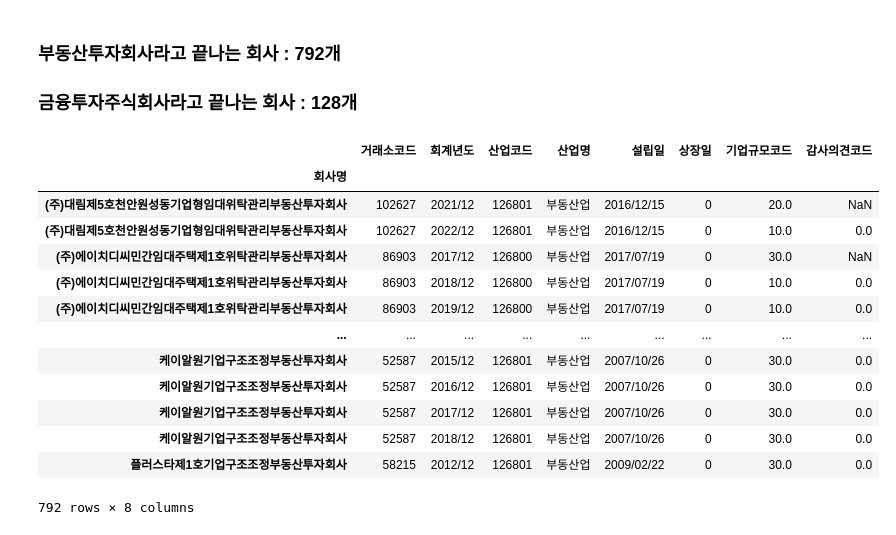
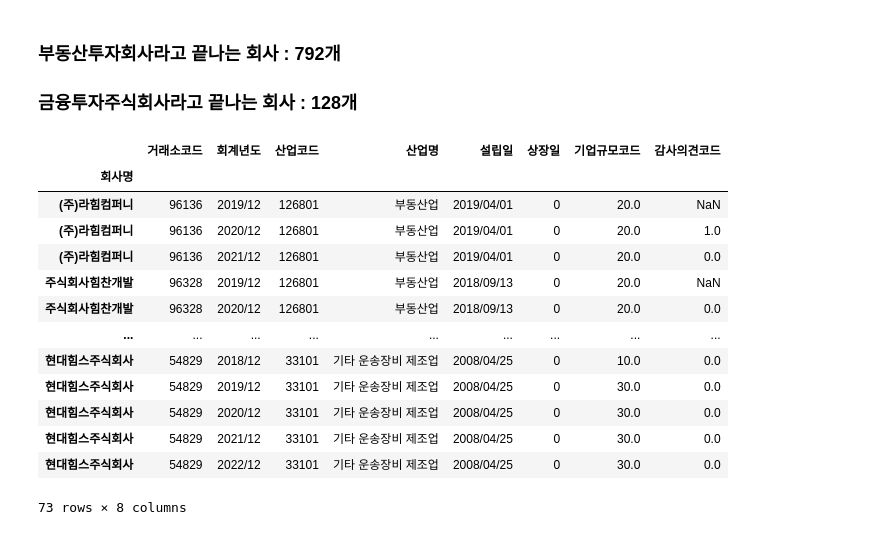
Before and after one commit to youngsang114/Project_2, a Jupyter notebook: 0713.ipynb, the cells around one changed output. Drawn from its saved outputs; the diff is of its cells as text; code cells hidden in the pictures.

```diff
--- a/0713.ipynb
+++ b/0713.ipynb
@@ -240,21 +239,26 @@ def 다음_행_인덱스_출력(dataframe):
 # %% [markdown]
 ### 부동산투자회사라고 끝나는 회사 : 792개
 ### 금융투자주식회사라고 끝나는 회사 : 128개
+# %%
+df2.index = df2.index.astype(str)
+df2.drop(df2.index[df2.index.str.endswith('부동산투자회사')], axis=0, inplace=True)
+df2.drop(df2.index[df2.index.str.endswith('금융투자주식회사')], axis=0, inplace=True)
+df2.drop(df2.index[df2.index.str.contains('리츠')], axis=0, inplace=True)
 # %%
-df2[df2.index.str.endswith('부동산투자회사')]
+df2[df2.index.str.contains('힘')]
 # %% [output]
 |  | 거래소코드 | 회계년도 | 산업코드 | 산업명 | 설립일 | 상장일 | 기업규모코드 | 감사의견코드 |
 | 회사명 |  |  |  |  |  |  |  |  |
-| (주)대림제5호천안원성동기업형임대위탁관리부동산투자회사 | 102627 | 2021/12 | 126801 | 부동산업 | 2016/12/15 | 0 | 20.0 | NaN |
-| (주)대림제5호천안원성동기업형임대위탁관리부동산투자회사 | 102627 | 2022/12 | 126801 | 부동산업 | 2016/12/15 | 0 | 10.0 | 0.0 |
-| (주)에이치디씨민간임대주택제1호위탁관리부동산투자회사 | 86903 | 2017/12 | 126800 | 부동산업 | 2017/07/19 | 0 | 30.0 | NaN |
-| (주)에이치디씨민간임대주택제1호위탁관리부동산투자회사 | 86903 | 2018/12 | 126800 | 부동산업 | 2017/07/19 | 0 | 10.0 | 0.0 |
-| (주)에이치디씨민간임대주택제1호위탁관리부동산투자회사 | 86903 | 2019/12 | 126800 | 부동산업 | 2017/07/19 | 0 | 10.0 | 0.0 |
+| (주)라힘컴퍼니 | 96136 | 2019/12 | 126801 | 부동산업 | 2019/04/01 | 0 | 20.0 | NaN |
+| (주)라힘컴퍼니 | 96136 | 2020/12 | 126801 | 부동산업 | 2019/04/01 | 0 | 20.0 | 1.0 |
+| (주)라힘컴퍼니 | 96136 | 2021/12 | 126801 | 부동산업 | 2019/04/01 | 0 | 20.0 | 0.0 |
+| 주식회사힘찬개발 | 96328 | 2019/12 | 126801 | 부동산업 | 2018/09/13 | 0 | 20.0 | NaN |
+| 주식회사힘찬개발 | 96328 | 2020/12 | 126801 | 부동산업 | 2018/09/13 | 0 | 20.0 | 0.0 |
 | ... | ... | ... | ... | ... | ... | ... | ... | ... |
-| 케이알원기업구조조정부동산투자회사 | 52587 | 2015/12 | 126801 | 부동산업 | 2007/10/26 | 0 | 30.0 | 0.0 |
-| 케이알원기업구조조정부동산투자회사 | 52587 | 2016/12 | 126801 | 부동산업 | 2007/10/26 | 0 | 30.0 | 0.0 |
-| 케이알원기업구조조정부동산투자회사 | 52587 | 2017/12 | 126801 | 부동산업 | 2007/10/26 | 0 | 30.0 | 0.0 |
-| 케이알원기업구조조정부동산투자회사 | 52587 | 2018/12 | 126801 | 부동산업 | 2007/10/26 | 0 | 30.0 | 0.0 |
-| 플러스타제1호기업구조조정부동산투자회사 | 58215 | 2012/12 | 126801 | 부동산업 | 2009/02/22 | 0 | 30.0 | 0.0 |
+| 현대힘스주식회사 | 54829 | 2018/12 | 33101 | 기타 운송장비 제조업 | 2008/04/25 | 0 | 10.0 | 0.0 |
+| 현대힘스주식회사 | 54829 | 2019/12 | 33101 | 기타 운송장비 제조업 | 2008/04/25 | 0 | 30.0 | 0.0 |
+| 현대힘스주식회사 | 54829 | 2020/12 | 33101 | 기타 운송장비 제조업 | 2008/04/25 | 0 | 30.0 | 0.0 |
+| 현대힘스주식회사 | 54829 | 2021/12 | 33101 | 기타 운송장비 제조업 | 2008/04/25 | 0 | 30.0 | 0.0 |
+| 현대힘스주식회사 | 54829 | 2022/12 | 33101 | 기타 운송장비 제조업 | 2008/04/25 | 0 | 30.0 | 0.0 |
-792 rows × 8 columns
+73 rows × 8 columns
 # %%
```
Also changed, not shown: parts of 22 cells of this notebook, 30 other files.
